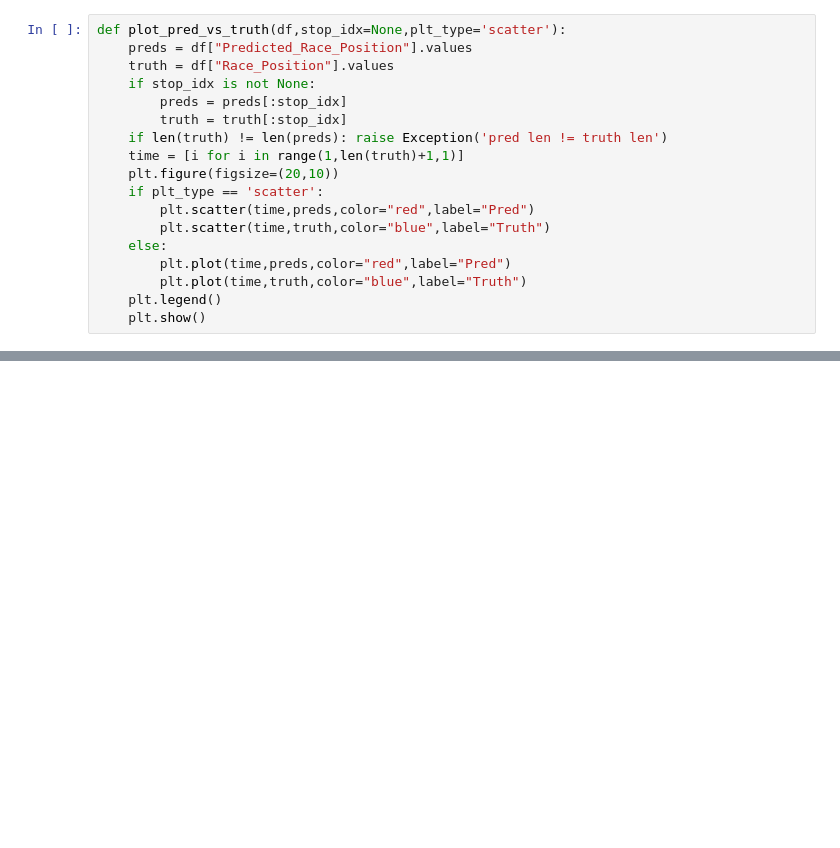
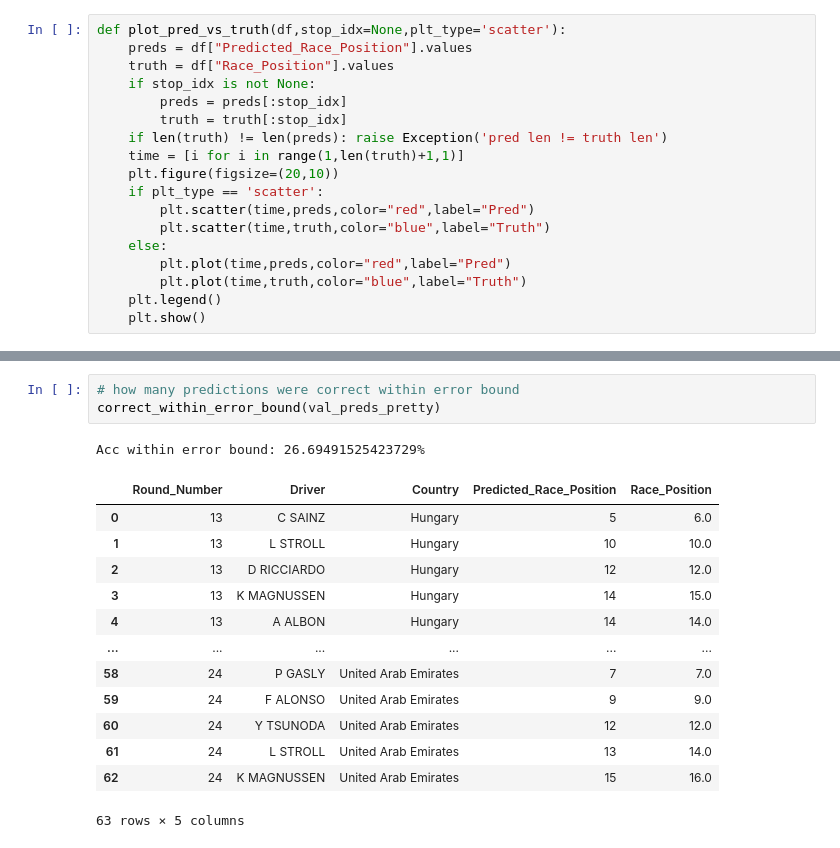
Before and after one commit to rohank36/f1, a Jupyter notebook: baseline.ipynb, the cells around one changed output, grey strips where cells are left out. Cells and saved outputs as stored; diff of their text form; blank space fills up the shorter version.

```diff
--- a/baseline.ipynb
+++ b/baseline.ipynb
@@ -764 +720,19 @@ def plot_pred_vs_truth(df,stop_idx=None,plt_type='scatter'):
+# %%
+# how many predictions were correct within error bound
+correct_within_error_bound(val_preds_pretty)
+# %% [output]
+Acc within error bound: 26.69491525423729%
+|  | Round_Number | Driver | Country | Predicted_Race_Position | Race_Position |
+| 0 | 13 | C SAINZ | Hungary | 5 | 6.0 |
+| 1 | 13 | L STROLL | Hungary | 10 | 10.0 |
+| 2 | 13 | D RICCIARDO | Hungary | 12 | 12.0 |
+| 3 | 13 | K MAGNUSSEN | Hungary | 14 | 15.0 |
+| 4 | 13 | A ALBON | Hungary | 14 | 14.0 |
+| ... | ... | ... | ... | ... | ... |
+| 58 | 24 | P GASLY | United Arab Emirates | 7 | 7.0 |
+| 59 | 24 | F ALONSO | United Arab Emirates | 9 | 9.0 |
+| 60 | 24 | Y TSUNODA | United Arab Emirates | 12 | 12.0 |
+| 61 | 24 | L STROLL | United Arab Emirates | 13 | 14.0 |
+| 62 | 24 | K MAGNUSSEN | United Arab Emirates | 15 | 16.0 |
+63 rows × 5 columns
 # %%
```
Also changed, not shown: parts of 28 cells of this notebook, 9 other files.
